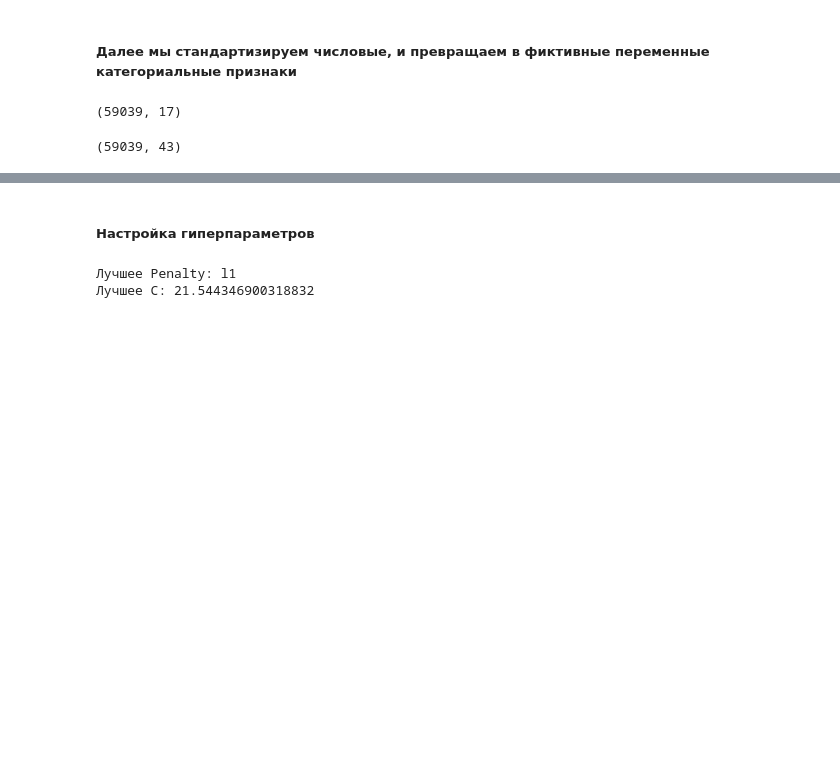
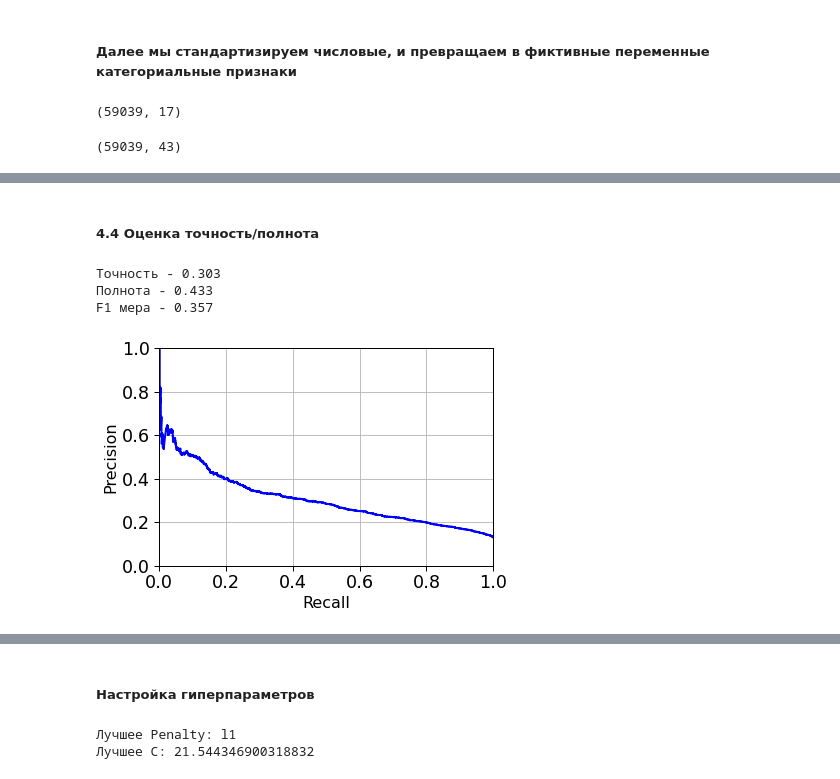
Before and after one commit to BasilPDS/CoursSF_L, a Jupyter notebook: module_5/module_5.ipynb, the cells around one changed output, grey strips where cells are left out. Drawn from its saved outputs; the diff is of its cells as text; code cells hidden in the pictures; blank space fills up the shorter version.

```diff
--- a/module_5/module_5.ipynb
+++ b/module_5/module_5.ipynb
@@ -1267,0 +1306,9 @@ def print_ROC_AUC(Y_TRAIN, Y_PRED_TRAIN, Y_TEST, Y_PRED):
+# %% [markdown]
+##### 4.4 Оценка точность/полнота
+# %%
+print_all_score(y_test, y_pred_4_1, y_pred_probs_4_1)
+# %% [output]
+Точность - 0.303
+Полнота - 0.433
+F1 мера - 0.357
+[figure, added]
```
Also changed, not shown: parts of 148 cells of this notebook.
